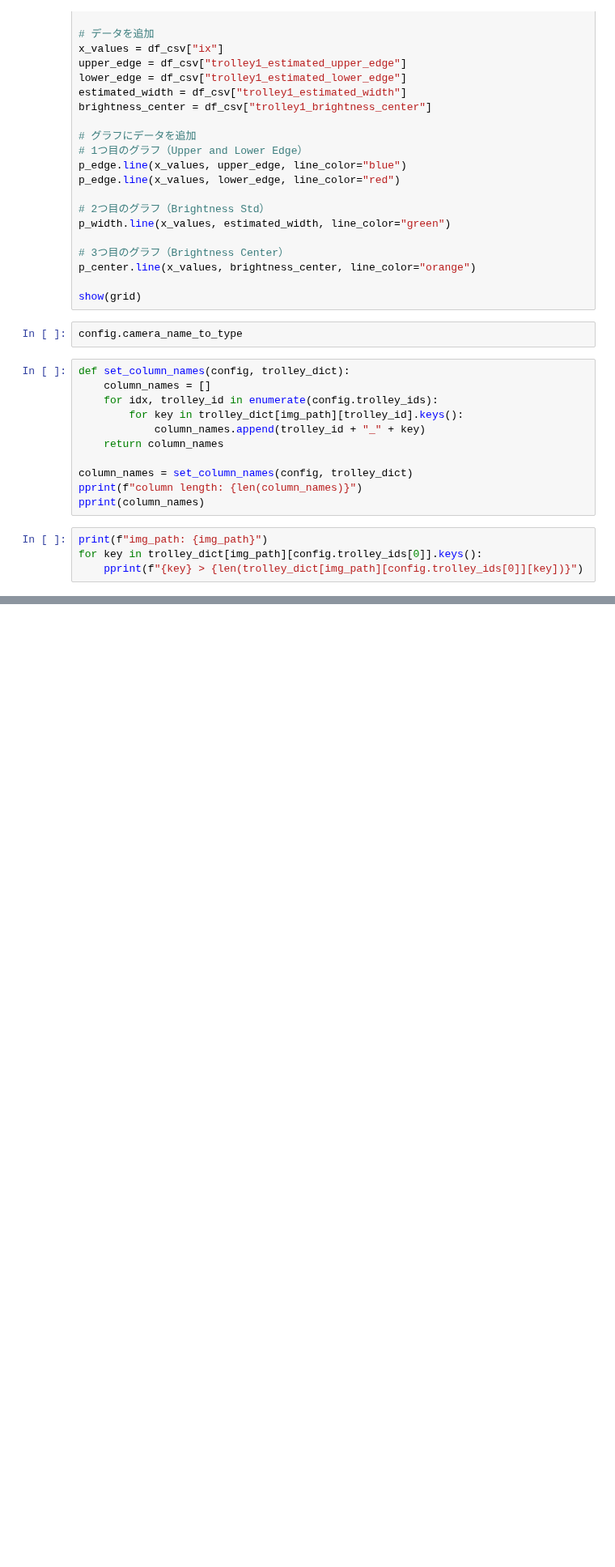
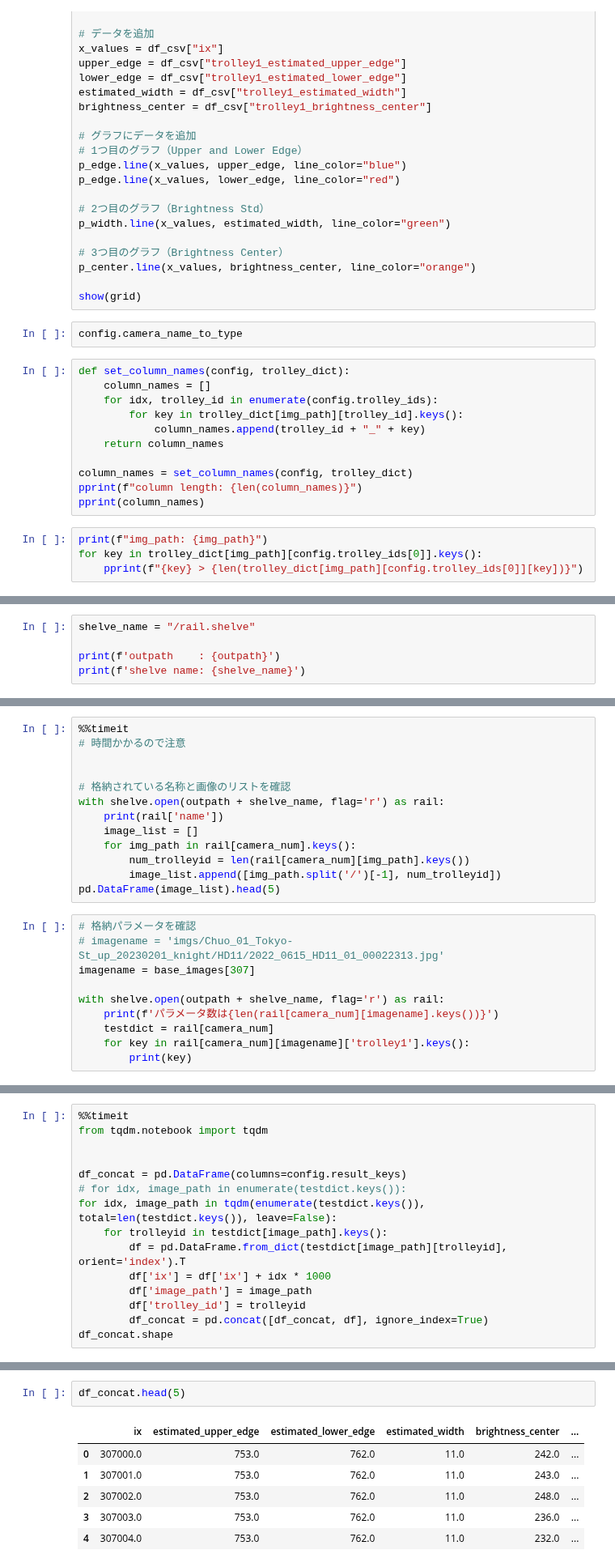
Before and after one commit to esioEptmcDxpt/green-finder, a Jupyter notebook: shelve_check.ipynb, the cells around one changed output, grey strips where cells are left out. Shown at 81% size. Saved outputs shown, nothing was run; the diff lists cells and outputs as text; blank space fills up the shorter version.

Commit message:
20230802 shelve2csv test

```diff
--- a/shelve_check.ipynb
+++ b/shelve_check.ipynb
@@ -555,0 +559,5 @@ for key in trolley_dict[img_path][config.trolley_ids[0]].keys():
+# %%
+shelve_name = "/rail.shelve"
+
+print(f'outpath    : {outpath}')
+print(f'shelve name: {shelve_name}')
@@ -555,0 +567,23 @@ for key in trolley_dict[img_path][config.trolley_ids[0]].keys():
+# %%
+%%timeit
+# 時間かかるので注意
+
+
+# 格納されている名称と画像のリストを確認
+with shelve.open(outpath + shelve_name, flag='r') as rail:
+    print(rail['name'])
+    image_list = []
+    for img_path in rail[camera_num].keys():
+        num_trolleyid = len(rail[camera_num][img_path].keys())
+        image_list.append([img_path.split('/')[-1], num_trolleyid])
+pd.DataFrame(image_list).head(5)
+# %%
+# 格納パラメータを確認
+# imagename = 'imgs/Chuo_01_Tokyo-St_up_20230201_knight/HD11/2022_0615_HD11_01_00022313.jpg'
+imagename = base_images[307]
+
+with shelve.open(outpath + shelve_name, flag='r') as rail:
+    print(f'パラメータ数は{len(rail[camera_num][imagename].keys())}')
+    testdict = rail[camera_num]
+    for key in rail[camera_num][imagename]['trolley1'].keys():
+        print(key)
@@ -555,0 +610,15 @@ for key in trolley_dict[img_path][config.trolley_ids[0]].keys():
+# %%
+%%timeit
+from tqdm.notebook import tqdm
+
+
+df_concat = pd.DataFrame(columns=config.result_keys)
+# for idx, image_path in enumerate(testdict.keys()):
+for idx, image_path in tqdm(enumerate(testdict.keys()), total=len(testdict.keys()), leave=False):
+    for trolleyid in testdict[image_path].keys():
+        df = pd.DataFrame.from_dict(testdict[image_path][trolleyid], orient='index').T
+        df['ix'] = df['ix'] + idx * 1000
+        df['image_path'] = image_path
+        df['trolley_id'] = trolleyid
+        df_concat = pd.concat([df_concat, df], ignore_index=True)
+df_concat.shape
@@ -555,0 +647,9 @@ for key in trolley_dict[img_path][config.trolley_ids[0]].keys():
+# %%
+df_concat.head(5)
+# %% [output]
+|  | ix | estimated_upper_edge | estimated_lower_edge | estimated_width | brightness_center | ... |
+| 0 | 307000.0 | 753.0 | 762.0 | 11.0 | 242.0 | ... |
+| 1 | 307001.0 | 753.0 | 762.0 | 11.0 | 243.0 | ... |
+| 2 | 307002.0 | 753.0 | 762.0 | 11.0 | 248.0 | ... |
+| 3 | 307003.0 | 753.0 | 762.0 | 11.0 | 236.0 | ... |
+| 4 | 307004.0 | 753.0 | 762.0 | 11.0 | 232.0 | ... |
```
Also changed, not shown: parts of 9 cells of this notebook, 3 other files.
